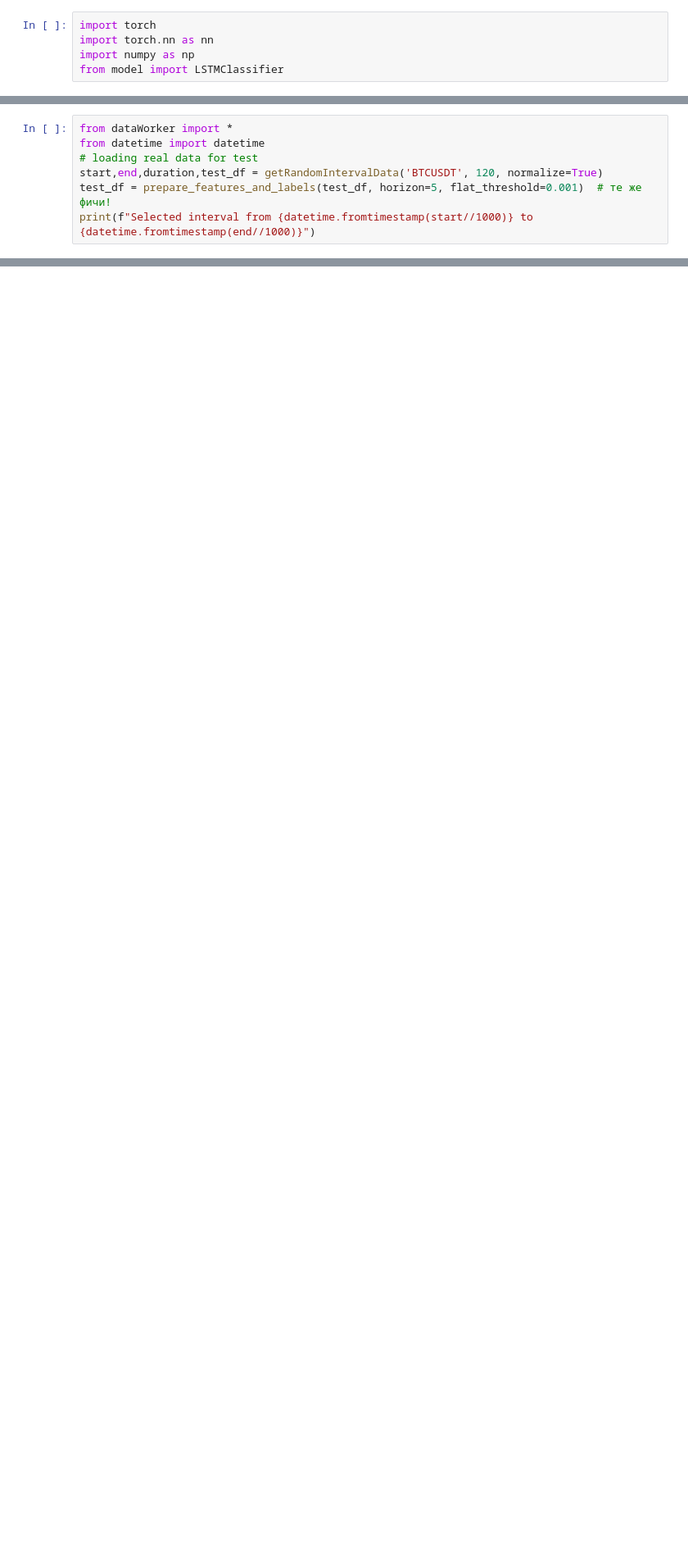
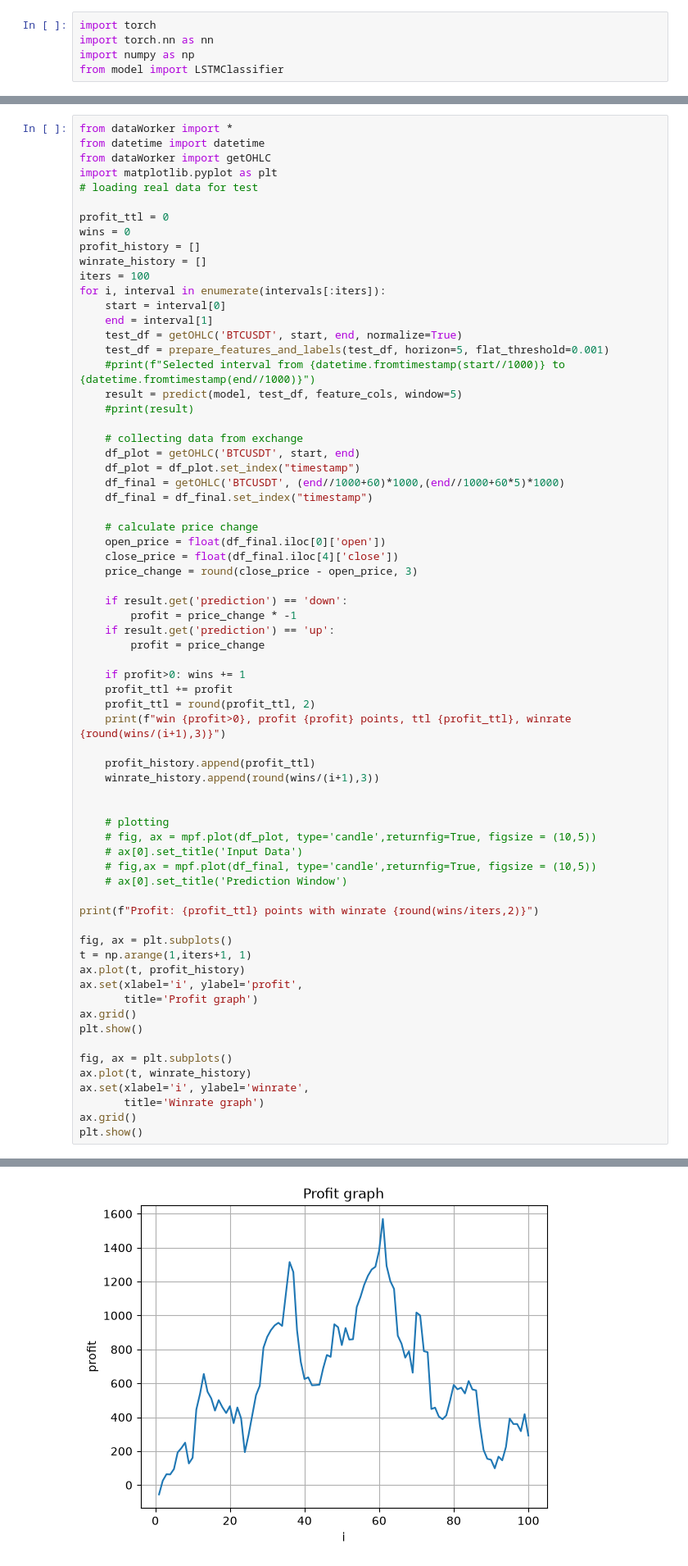
Before and after one commit to mote4ka/SyntheticMarket, a Jupyter notebook: valuation.ipynb, the cells around one changed output, grey strips where cells are left out. Shown at 82% size. Drawn from its saved outputs; the diff is of its cells as text; blank space fills up the shorter version.

Commit message:
benchmark on 100 random cases

```diff
--- a/valuation.ipynb
+++ b/valuation.ipynb
@@ -59,8 +70,69 @@ LSTMClassifier(
 # %%
 from dataWorker import *
 from datetime import datetime
+from dataWorker import getOHLC
+import matplotlib.pyplot as plt
 # loading real data for test
-start,end,duration,test_df = getRandomIntervalData('BTCUSDT', 120, normalize=True)
-test_df = prepare_features_and_labels(test_df, horizon=5, flat_threshold=0.001)  # те же фичи!
-print(f"Selected interval from {datetime.fromtimestamp(start//1000)} to {datetime.fromtimestamp(end//1000)}")
+
+profit_ttl = 0
+wins = 0
+profit_history = []
+winrate_history = []
+iters = 100
+for i, interval in enumerate(intervals[:iters]):
+    start = interval[0]
+    end = interval[1]
+    test_df = getOHLC('BTCUSDT', start, end, normalize=True)
+    test_df = prepare_features_and_labels(test_df, horizon=5, flat_threshold=0.001)
+    #print(f"Selected interval from {datetime.fromtimestamp(start//1000)} to {datetime.fromtimestamp(end//1000)}")
+    result = predict(model, test_df, feature_cols, window=5)
+    #print(result)
+
+    # collecting data from exchange
+    df_plot = getOHLC('BTCUSDT', start, end)
+    df_plot = df_plot.set_index("timestamp")
+    df_final = getOHLC('BTCUSDT', (end//1000+60)*1000,(end//1000+60*5)*1000)
+    df_final = df_final.set_index("timestamp")
+
+    # calculate price change
+    open_price = float(df_final.iloc[0]['open'])
+    close_price = float(df_final.iloc[4]['close'])
+    price_change = round(close_price - open_price, 3)
+
+    if result.get('prediction') == 'down':
+        profit = price_change * -1
+    if result.get('prediction') == 'up':
+        profit = price_change
+
+    if profit>0: wins += 1
+    profit_ttl += profit
+    profit_ttl = round(profit_ttl, 2)
+    print(f"win {profit>0}, profit {profit} points, ttl {profit_ttl}, winrate {round(wins/(i+1),3)}")
+
+    profit_history.append(profit_ttl)
+    winrate_history.append(round(wins/(i+1),3))
+
+
+    # plotting
+    # fig, ax = mpf.plot(df_plot, type='candle',returnfig=True, figsize = (10,5))
+    # ax[0].set_title('Input Data')
+    # fig,ax = mpf.plot(df_final, type='candle',returnfig=True, figsize = (10,5))
+    # ax[0].set_title('Prediction Window')
+
+print(f"Profit: {profit_ttl} points with winrate {round(wins/iters,2)}")
+
+fig, ax = plt.subplots()
+t = np.arange(1,iters+1, 1)
+ax.plot(t, profit_history)
+ax.set(xlabel='i', ylabel='profit',
+       title='Profit graph')
+ax.grid()
+plt.show()
+
+fig, ax = plt.subplots()
+ax.plot(t, winrate_history)
+ax.set(xlabel='i', ylabel='winrate',
+       title='Winrate graph')
+ax.grid()
+plt.show()
 # %% [output]
@@ -67,0 +156 @@ Interval from 2026-03-10 13:00:00 to 2026-03-10 15:00:00
+[figure, added]
```
Also changed, not shown: parts of 4 cells of this notebook, 3 other files.
